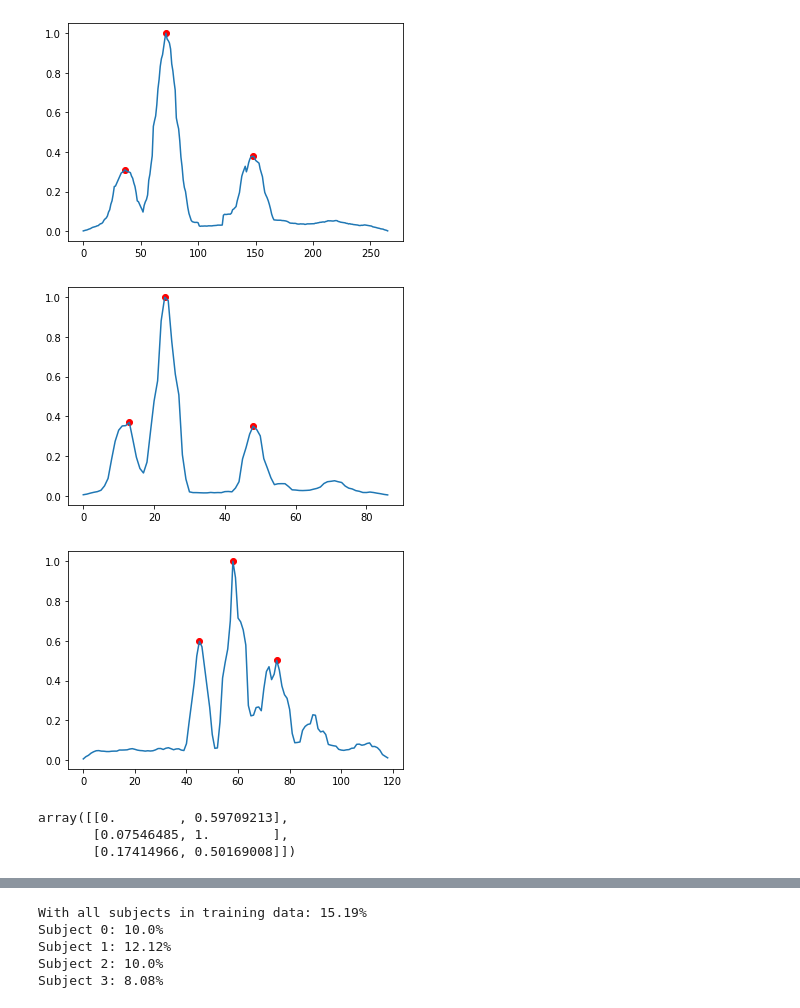
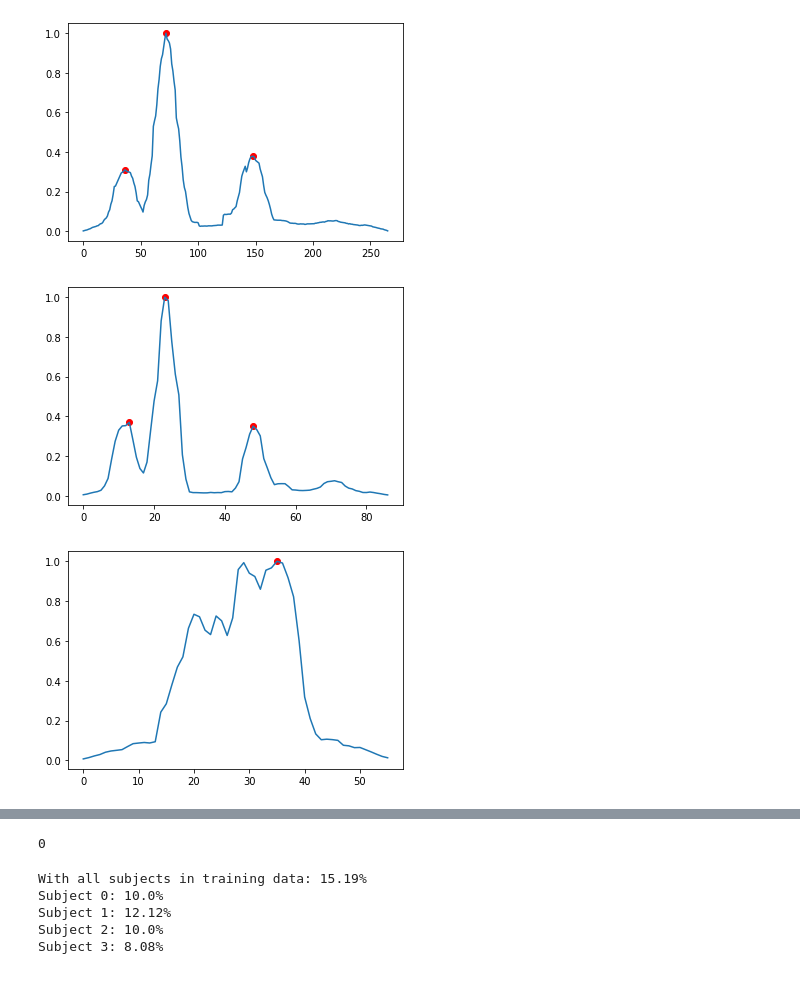
Before and after one commit to ijc8/acr, a Jupyter notebook: Strokes.ipynb, the cells around one changed output, grey strips where cells are left out. Drawn from its saved outputs; the diff is of its cells as text; code cells hidden in the pictures.

Commit message:
More work on strokes.

```diff
--- a/Strokes.ipynb
+++ b/Strokes.ipynb
@@ -113,33 +113,38 @@ plt.scatter(peaks, smoothed[peaks], c='red')
 # %%
 %matplotlib inline
 def filter_transients(x, n):
     return np.min(x[:len(x)//n*n].reshape((-1, n)), axis=1)
 
 def find_strokes(x, fs, verbose=False):
     X, freqs, t = mlab.specgram(x, Fs=fs, NFFT=512, noverlap=256)
     summed = np.sum(X[15:30], axis=0)
     filtered = filter_transients(summed, 3)
 #     summed = np.sum(X[50:100], axis=0)
     smoothed = np.convolve(filtered, np.ones(6))
     smoothed /= np.max(smoothed)
     peaks, info = scipy.signal.find_peaks(smoothed, height=0.2, prominence=0.15, distance=10)
     amp = info["peak_heights"]
     if verbose:
         plt.plot(smoothed)
         plt.scatter(peaks, amp, c='red')
         plt.show()
     times = t[peaks]
+    times -= times[0]
+    # Interestingly, normalizing times seems to make the results slightly worse.
+    # (But this may be simply becuase stroke identification is not very good yet.)
+    # if len(times) > 1:
+    #     times /= times[-1]
     # Matrix of [[stroke time, stroke amplitude]]
-    return np.vstack((times - times[0], amp)).T
+    return np.vstack((times, amp)).T
 
 find_strokes(letters[0,0,0], fs, verbose=True)
 # [0, 17, 16] was registering too many peaks due to not specifying NFFT, noverlap in find_strokes.
 # [1, 1, 12] has severe paper noise and duplicate peaks (added prominence=0.1).
 # [1, 1, 18] had bad non-stroke noise issues and some very high transients.
-find_strokes(letters[1, 1, 18], fs, verbose=True)
+
+# Might be useful to estimate the length of a stroke, as in this letter C:
+find_strokes(letters[0, 2, 1], fs, verbose=True)
+display(Audio(letters[0,2,1], rate=fs))
 # %% [output]
 [figure]
-[figure, old version]
+[figure, new version]
-array([[0.        , 0.59709213],
-       [0.07546485, 1.        ],
-       [0.17414966, 0.50169008]])
@@ -190,2 +212,8 @@ def nearest_neighbor(x, train):
+# %%
+test = strokes[:, :, 15:]
+train = strokes[:, :, :15]
+nearest_neighbor(test[0,0,0], train)
+# %% [output]
+0
 # %%
 def eval_accuracy(test, train):
```
Also changed, not shown: parts of 4 cells of this notebook, 2 other files.
